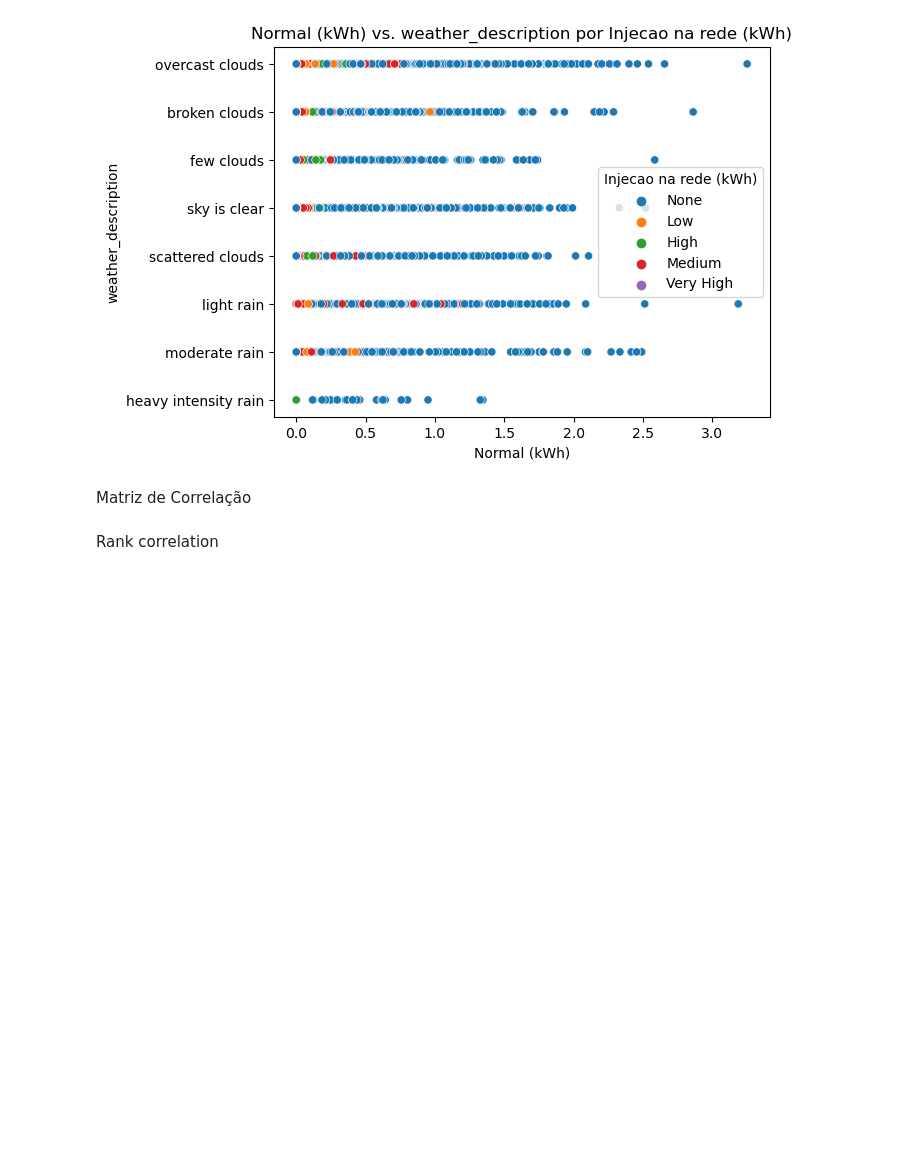
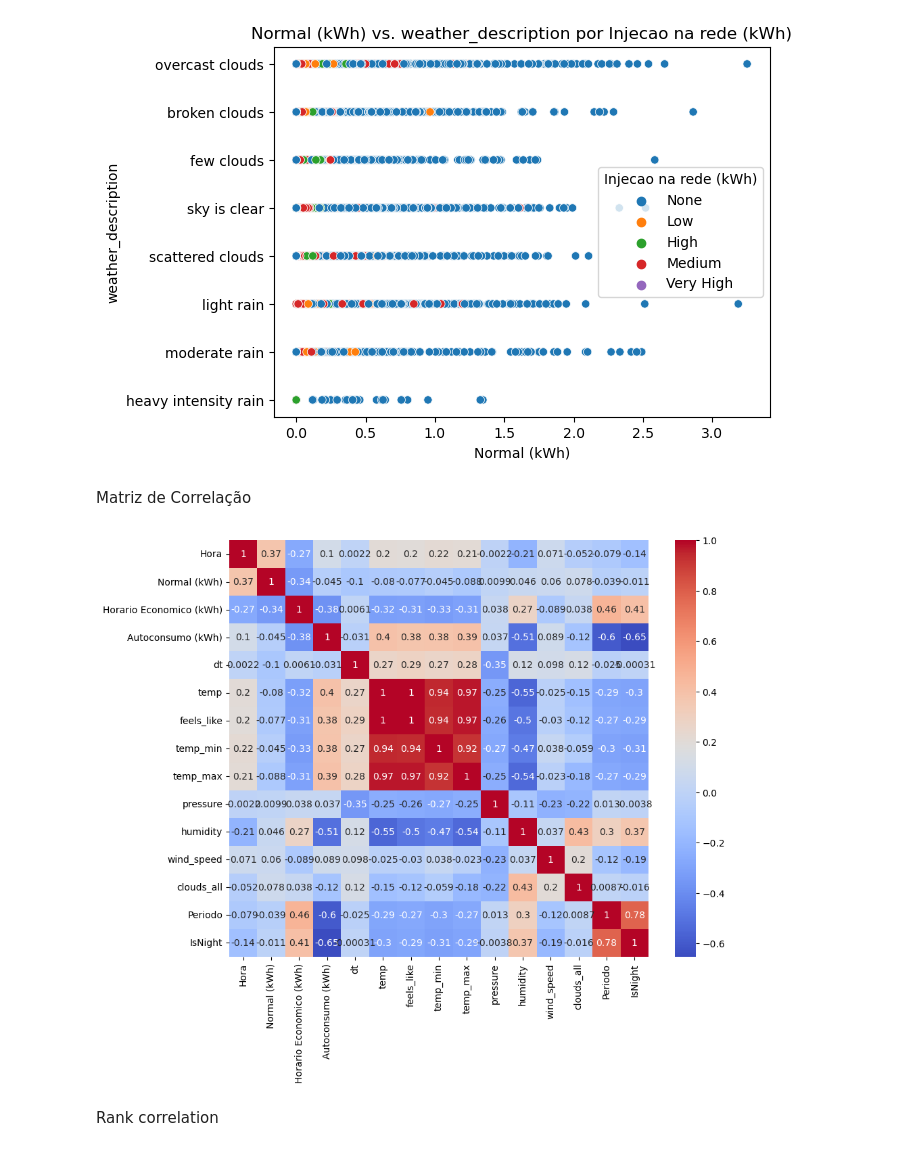
Before and after one commit to simaobarroso/tp-daa, a Jupyter notebook: competicao/comp.ipynb, the cells around one changed output. Saved outputs shown, nothing was run; the diff lists cells and outputs as text; code cells hidden in the pictures; blank space fills up the shorter version.

```diff
--- a/competicao/comp.ipynb
+++ b/competicao/comp.ipynb
@@ -519,3 +525,19 @@ Matriz de Correlação
+# %%
+plt.figure(figsize=(10, 8))
+x_train=df_train.copy()
+x_train.drop(['Data'], axis='columns', inplace=True)
+x_train.drop(['Injecao na rede (kWh)'], axis='columns', inplace=True)
+x_train.drop(['sea_level'], axis='columns', inplace=True)
+x_train.drop(['grnd_level'], axis='columns', inplace=True)
+x_train.drop(['rain_1h'], axis='columns', inplace=True)
+x_train.drop(['dt_iso'], axis='columns', inplace=True)
+x_train.drop(['city_name'], axis='columns', inplace=True)
+x_train.drop(['weather_description'], axis='columns', inplace=True)
+correlation_matrix = x_train.corr()
+sns.heatmap(correlation_matrix, annot=True, cmap='coolwarm')
+plt.show()
+# %% [output]
+[figure, added]
 # %% [markdown]
 Rank correlation
 # %%
```
Also changed, not shown: parts of 13 cells of this notebook.
